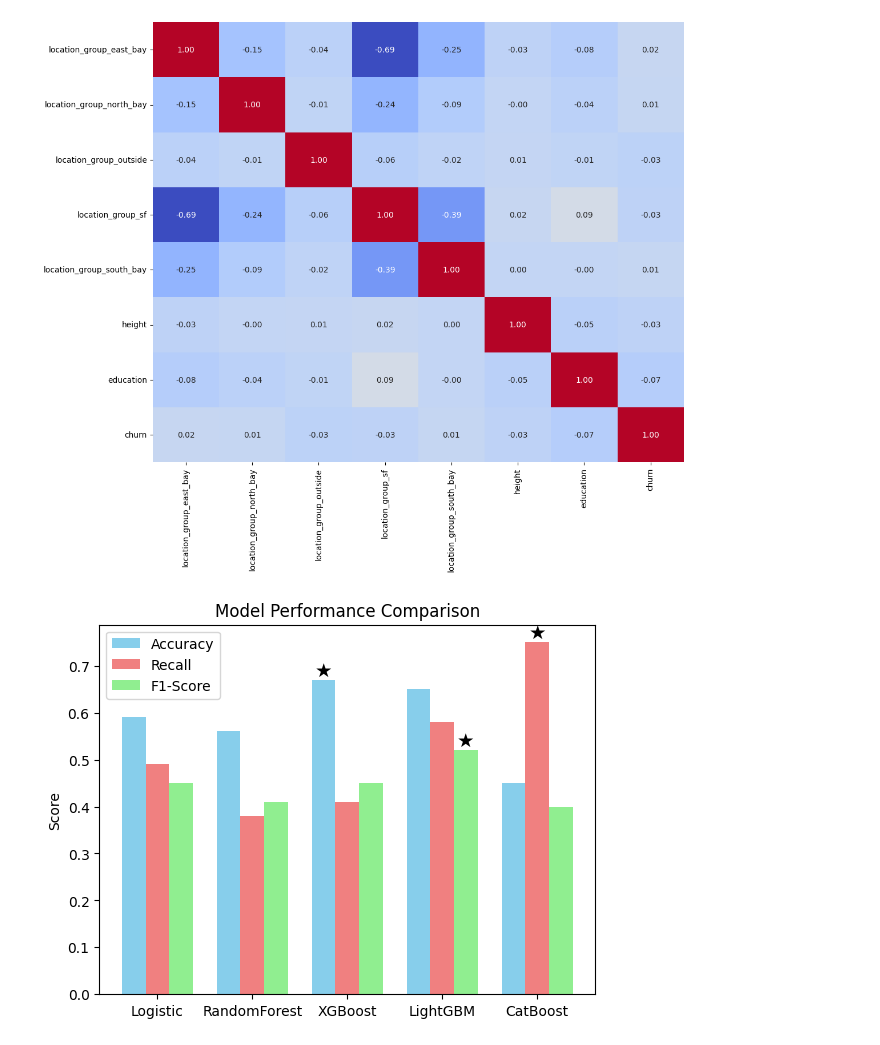
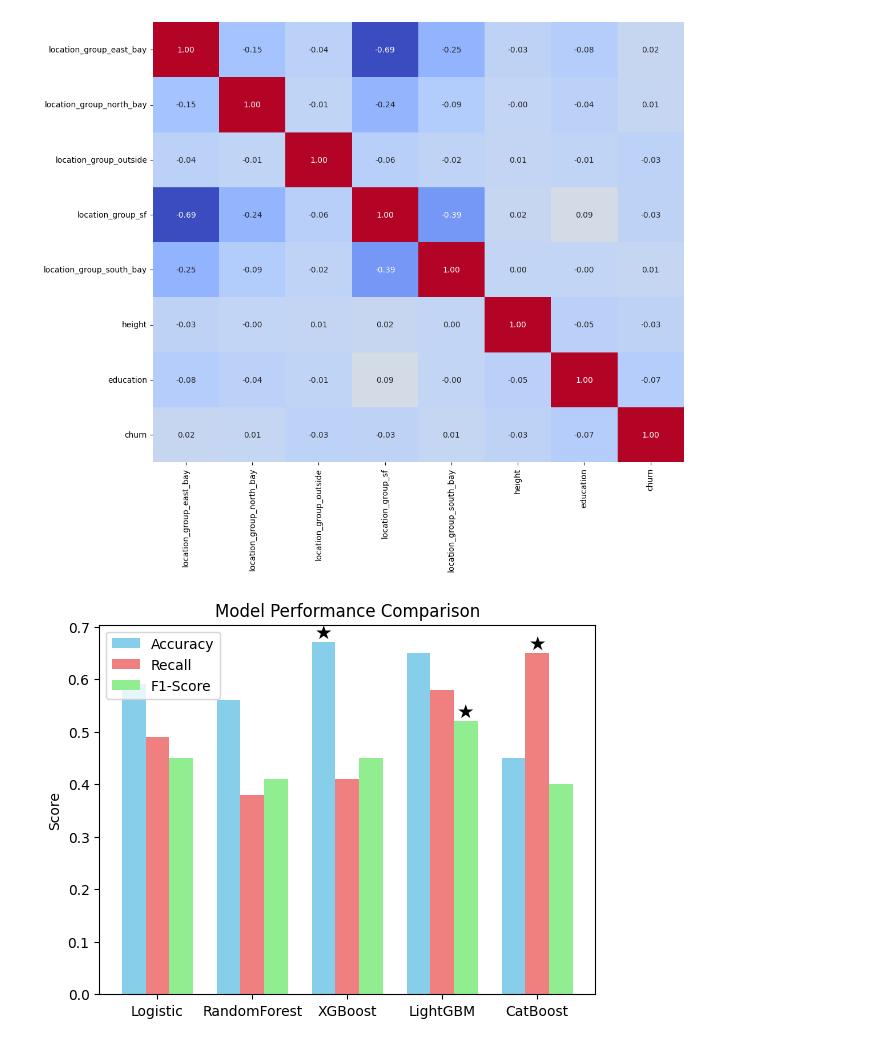
Before and after one commit to SKNETWORKS-FAMILY-AICAMP/SKN24-2nd-2Team, a Jupyter notebook: src/eda.ipynb, the cells around one changed output. Saved outputs shown, nothing was run; the diff lists cells and outputs as text; code cells hidden in the pictures.

```diff
--- a/src/eda.ipynb
+++ b/src/eda.ipynb
@@ -81,7 +81,7 @@ import numpy as np
 # 데이터
 models = ["Logistic", "RandomForest", "XGBoost", "LightGBM", "CatBoost"]
 accuracy = [0.59, 0.56, 0.67, 0.65, 0.45]
-recall = [0.49, 0.38, 0.41, 0.58, 0.75]
+recall = [0.49, 0.38, 0.41, 0.58, 0.65]
 f1 = [0.45, 0.41, 0.45, 0.52, 0.40]
 
 x = np.arange(len(models))
@@ -89,34 +89,34 @@ width = 0.25
 
 plt.figure()
 
 bars1 = plt.bar(x - width, accuracy, width, label="Accuracy" , color='skyblue')
 bars2 = plt.bar(x, recall, width, label="Recall", color='lightcoral')
 bars3 = plt.bar(x + width, f1, width, label="F1-Score", color='lightgreen')
 
 # 최고값에 ★ 추가
 def add_star(bars, values):
     max_value = max(values)
     for bar, value in zip(bars, values):
         if value == max_value:
             plt.text(bar.get_x() + bar.get_width()/2,
                      value,
                      "★",
                      ha='center',
                      va='bottom',
                      fontsize=14)
 
 add_star(bars1, accuracy)
 add_star(bars2, recall)
 add_star(bars3, f1)
 
 plt.xticks(x, models)
 plt.ylabel("Score")
 plt.title("Model Performance Comparison")
 plt.legend()
 
 plt.show()
 # %% [output]
-[figure, old version]
+[figure, new version]
 # %%
 import matplotlib.pyplot as plt
 import numpy as np
```
Also changed, not shown: parts of 1 cell of this notebook, 1 other file.
